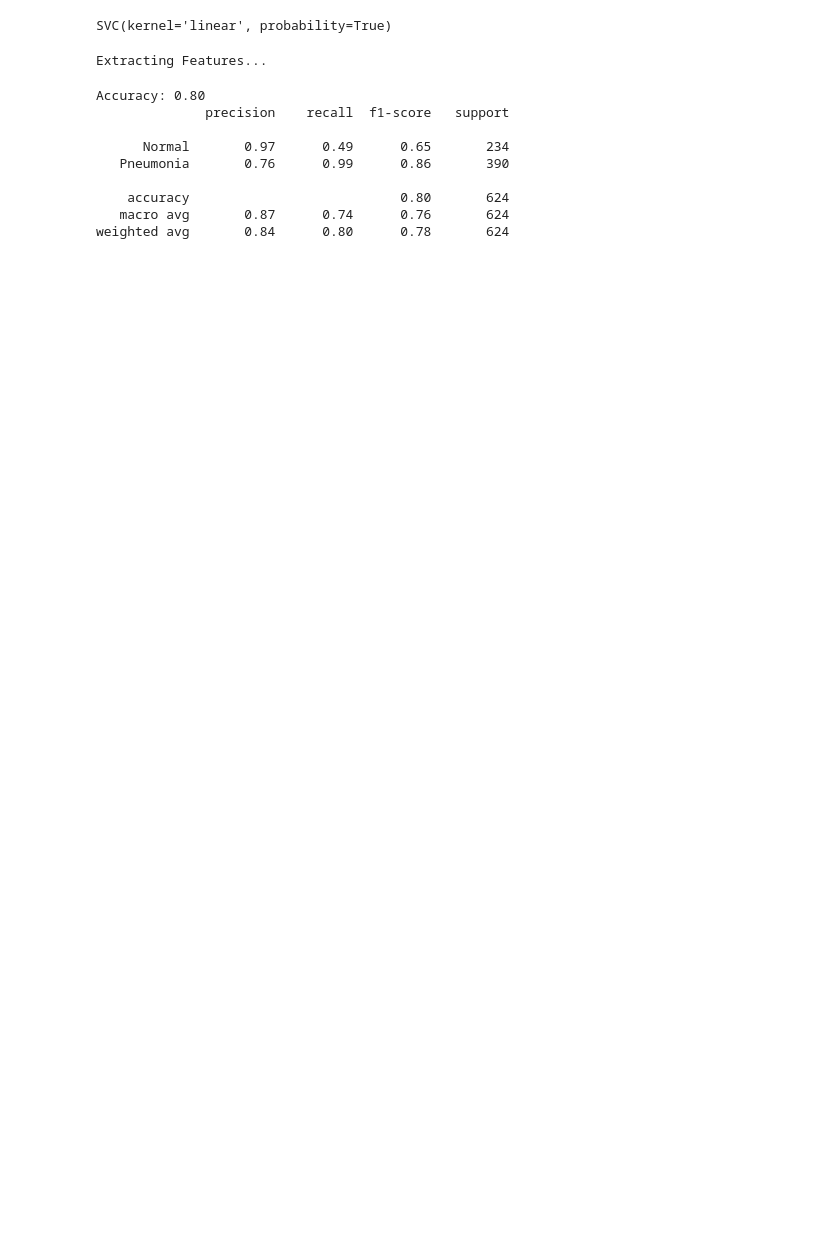
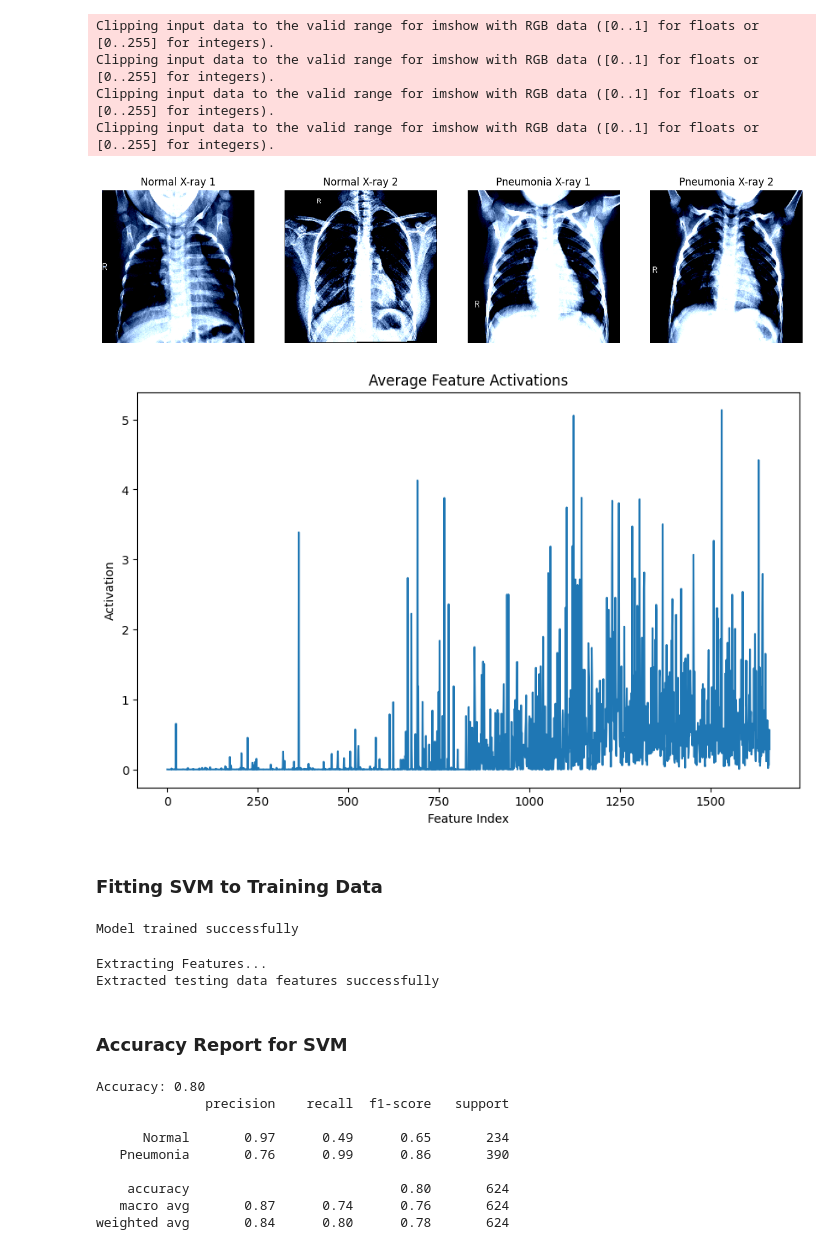
Before and after one commit to AkashWudali12/Pneumonia-Detection-System, a Jupyter notebook: Pneumonia_Dection_Model.ipynb, the cells around one changed output. Cells and saved outputs as stored; diff of their text form; code cells hidden in the pictures; blank space fills up the shorter version.

```diff
--- a/Pneumonia_Dection_Model.ipynb
+++ b/Pneumonia_Dection_Model.ipynb
@@ -56,6 +68,6 @@ y_lst = [0 for i in range(len(normal_img_lst))] + [1 for i in range(len(pneumoni
 # %%
 print("Extracting Features...")
-X_train, y_train = extract_features(train_image_paths, y_lst)
+X_train, y_train, features_lst = extract_features(train_image_paths, y_lst)
 print(X_train.shape, y_train.shape)
 print("Extracted training data features successfully")
 # %% [output]
@@ -64,9 +95,59 @@ Extracting Features...
+# %%
+img_before_extraction = preprocessed_imgs[0]
+extracted_features = features_lst[-1]
+
+extracted_features_lst = np.array([features_lst[0], features_lst[1], features_lst[-1], features_lst[-2]])
+y_indicies = [0, 1, -1, -2]
+
+from sklearn.decomposition import PCA
+
+pca = PCA(n_components=2)
+reduced_features = pca.fit_transform(extracted_features_lst)
+
+def display_images(indices):
+    normal_cnt = 1
+    pneumonia_cnt = 1
+    fig, axs = plt.subplots(1, len(indices), figsize=(15, 10))
+    for i, idx in enumerate(indices):
+        img = preprocessed_imgs[idx]
+        y = y_lst[y_indicies[idx]]
+        axs[i].imshow(img, cmap='gray')
+        axs[i].axis('off')
+        if y == 0:
+            axs[i].set_title(f'Normal X-ray {normal_cnt}')
+            normal_cnt += 1
+        else:
+            axs[i].set_title(f'Pneumonia X-ray {pneumonia_cnt}')
+            pneumonia_cnt += 1
+    plt.show()
+
+extreme_indices = [np.argmin(reduced_features[:, 0]), np.argmax(reduced_features[:, 0]),
+                   np.argmin(reduced_features[:, 1]), np.argmax(reduced_features[:, 1])]
+display_images(extreme_indices)
+
+mean_features = np.mean(features_lst, axis=0)
+
+plt.figure(figsize=(10, 6))
+plt.plot(mean_features)
+plt.title('Average Feature Activations')
+plt.xlabel('Feature Index')
+plt.ylabel('Activation')
+plt.show()
+# %% [output]
+Clipping input data to the valid range for imshow with RGB data ([0..1] for floats or [0..255] for integers).
+Clipping input data to the valid range for imshow with RGB data ([0..1] for floats or [0..255] for integers).
+Clipping input data to the valid range for imshow with RGB data ([0..1] for floats or [0..255] for integers).
+Clipping input data to the valid range for imshow with RGB data ([0..1] for floats or [0..255] for integers).
+[figure, added]
+[figure, added]
+# %% [markdown]
+### Fitting SVM to Training Data
 # %%
-svm_classifier = SVC(kernel='linear', probability=True)
+svm_classifier = SVC(kernel='linear')
 svm_classifier.fit(X_train, y_train)
 print("Model trained successfully")
 # %% [output]
-SVC(kernel='linear', probability=True)
+Model trained successfully
 # %%
 test_normal_dir = test_dir + "NORMAL/"
 test_pneumonia_dir = test_dir + "PNEUMONIA/"
@@ -78,12 +159,15 @@ test_image_paths = normal_test_imgs + pneumonia_test_imgs
 test_labels = [0] * len(normal_test_imgs) + [1] * len(pneumonia_test_imgs)
 
 print("Extracting Features...")
-X_test, y_test = extract_features(test_image_paths, test_labels)
+X_test, y_test, test_features_lst = extract_features(test_image_paths, test_labels)
 print("Extracted testing data features successfully")
 # %% [output]
 Extracting Features...
+Extracted testing data features successfully
 # %%
 predicted_labels = svm_classifier.predict(X_test)
+# %% [markdown]
+### Accuracy Report for SVM
 # %%
 from sklearn.metrics import accuracy_score, classification_report
 
```
Also changed, not shown: parts of 25 cells of this notebook.
